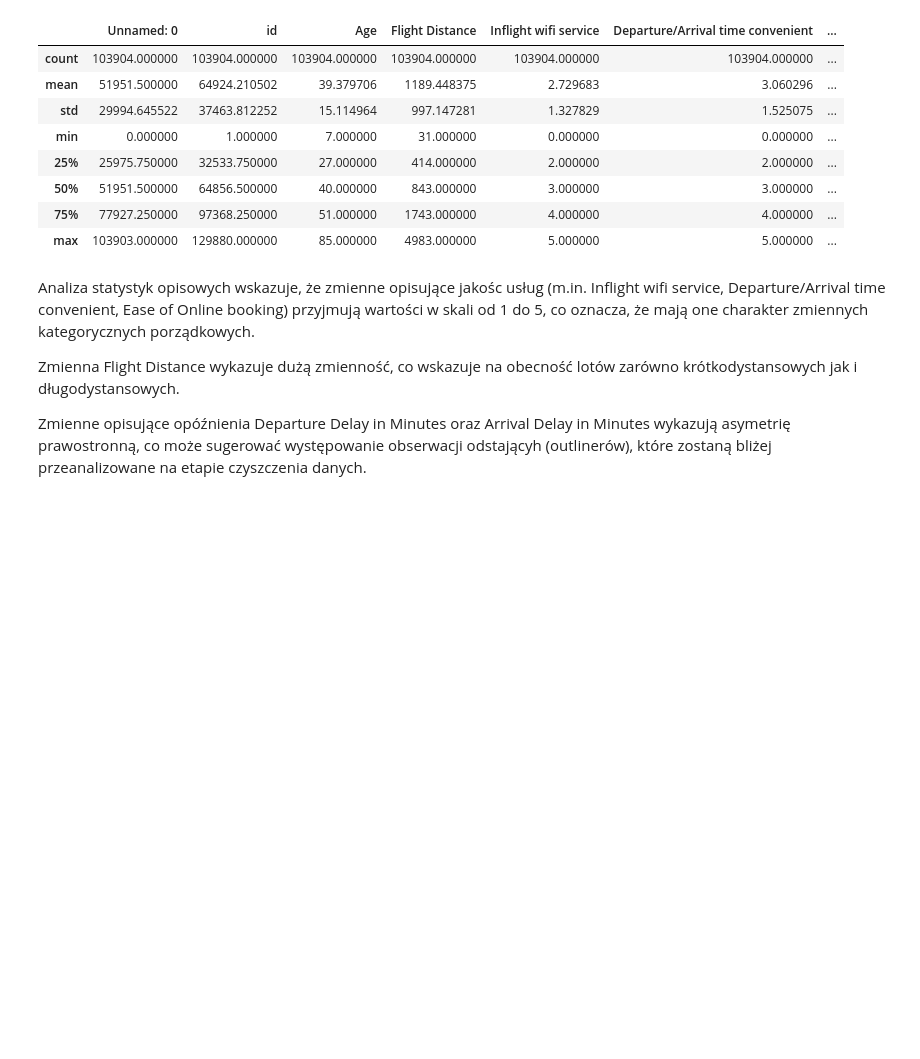
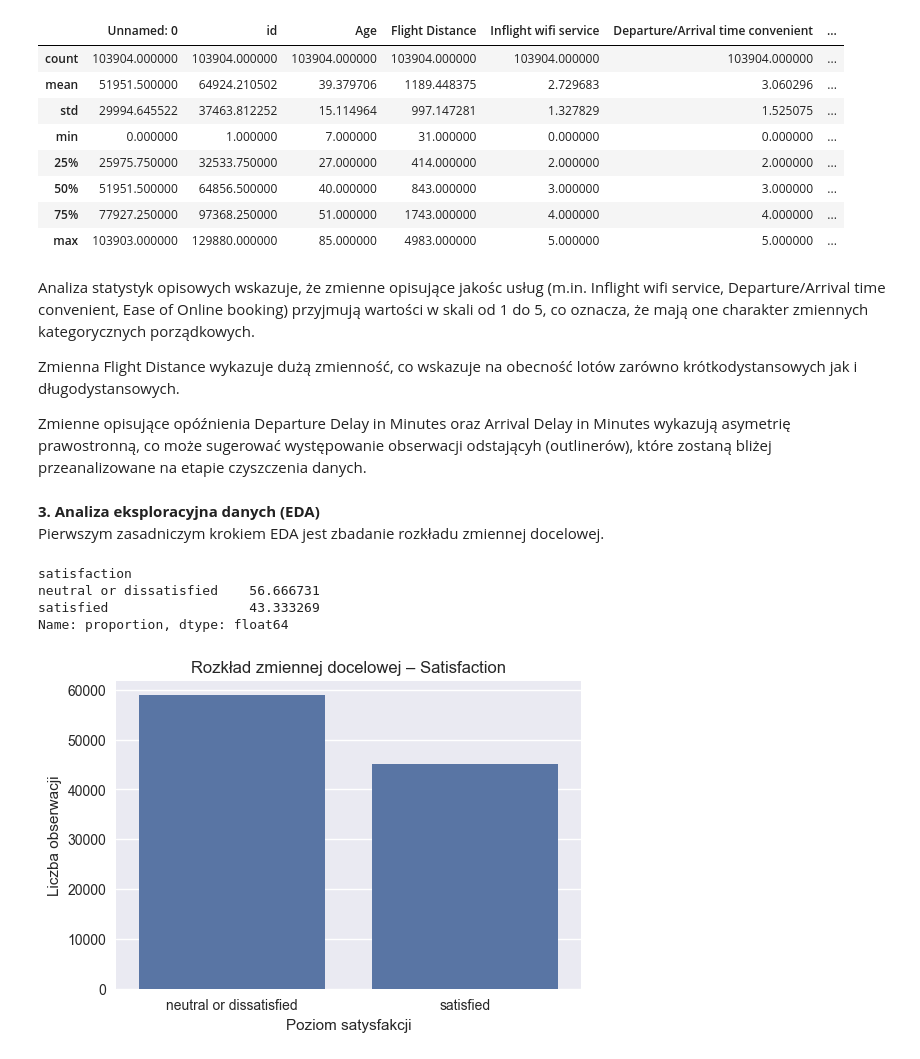
Before and after one commit to wzdrodowska/airline-passenger-satisfaction, a Jupyter notebook: Raport z analizy i modelowania zbioru danych Airline Passenger Satisfaction.ipynb, the cells around one changed output. Cells and saved outputs as stored; diff of their text form; code cells hidden in the pictures; blank space fills up the shorter version.

```diff
--- a/Raport z analizy i modelowania zbioru danych Airline Passenger Satisfaction.ipynb
+++ b/Raport z analizy i modelowania zbioru danych Airline Passenger Satisfaction.ipynb
@@ -152,3 +159,22 @@ Analiza statystyk opisowych wskazuje, że zmienne opisujące jakośc usług (m.i
 Zmienna Flight Distance wykazuje dużą zmienność, co wskazuje na obecność lotów zarówno krótkodystansowych jak i długodystansowych.
 
 Zmienne opisujące opóźnienia Departure Delay in Minutes oraz Arrival Delay in Minutes wykazują asymetrię prawostronną, co może sugerować występowanie obserwacji odstającyh (outlinerów), które zostaną bliżej przeanalizowane na etapie czyszczenia danych.
+# %% [markdown]
+**3. Analiza eksploracyjna danych (EDA)**<br>
+Pierwszym zasadniczym krokiem EDA jest zbadanie rozkładu zmiennej docelowej.
+# %%
+train_df["satisfaction"].value_counts(normalize=True)*100
+# %% [output]
+satisfaction
+neutral or dissatisfied    56.666731
+satisfied                  43.333269
+Name: proportion, dtype: float64
+# %%
+plt.figure(figsize=(6,4))
+sns.countplot(data=train_df, x="satisfaction")
+plt.title("Rozkład zmiennej docelowej – Satisfaction")
+plt.xlabel("Poziom satysfakcji")
+plt.ylabel("Liczba obserwacji")
+plt.show()
+# %% [output]
+[figure, added]
```
Also changed, not shown: parts of 15 cells of this notebook.
